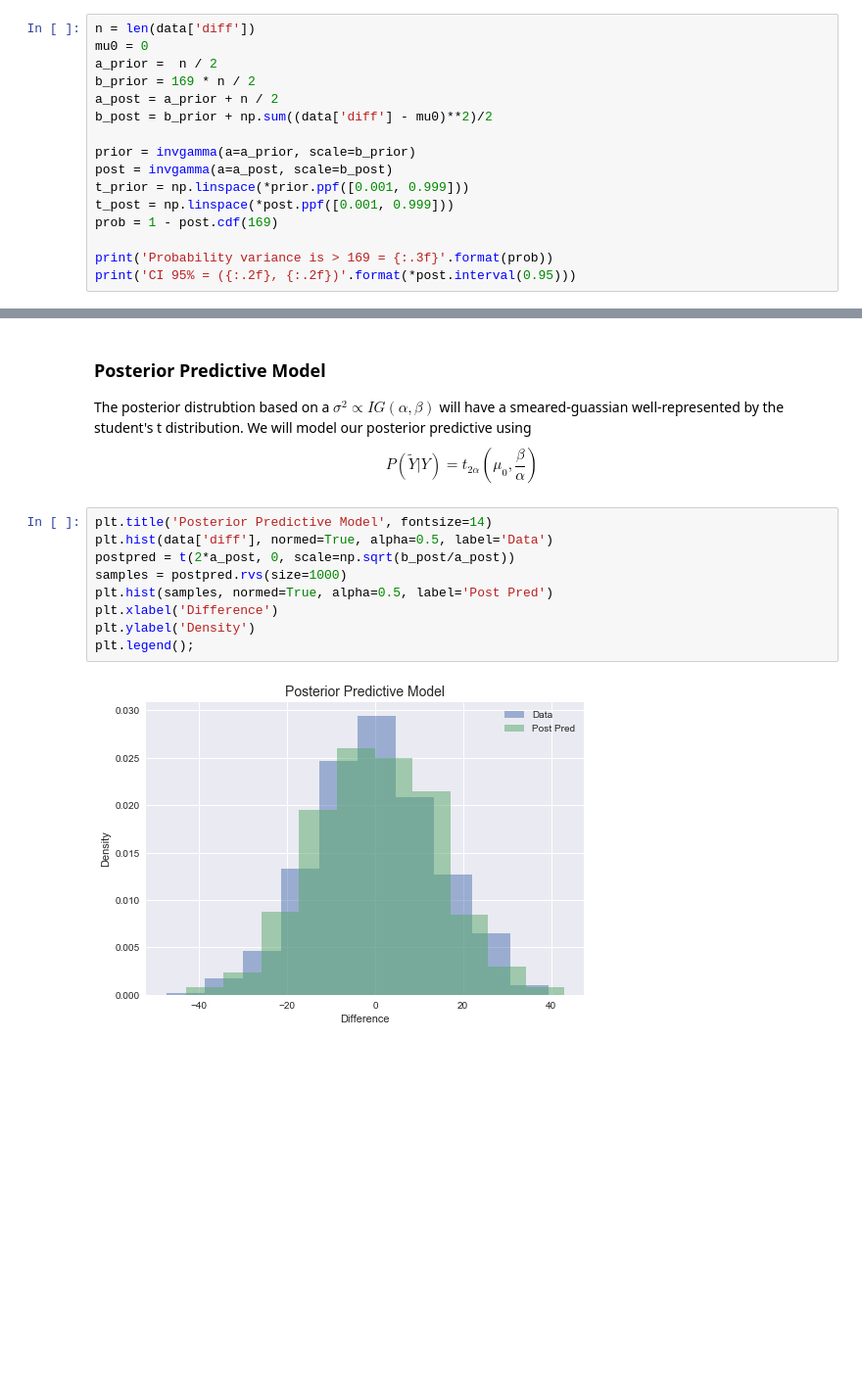
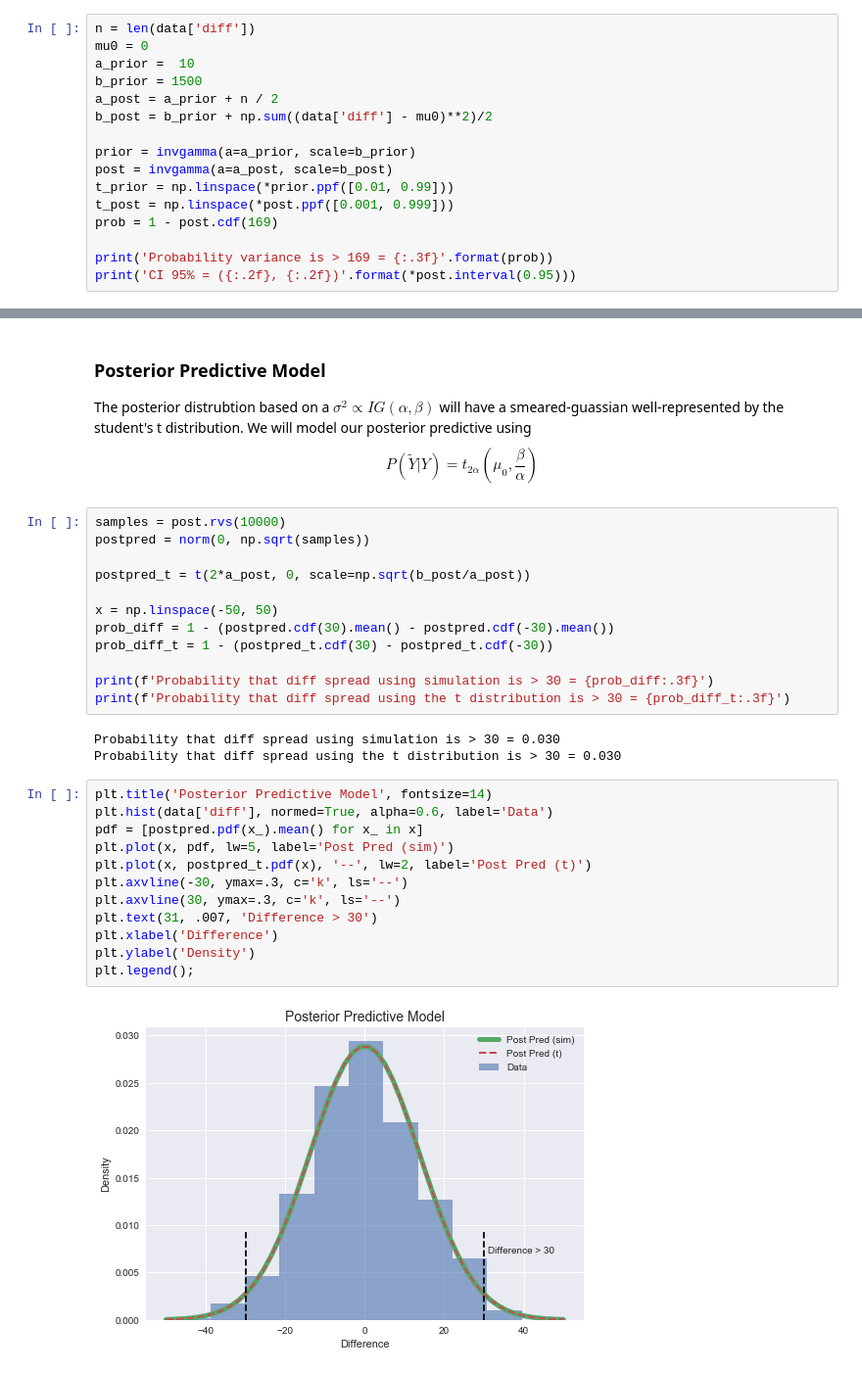
Before and after one commit to mileslucas/stat444, a Jupyter notebook: hw1/hw1.ipynb, the cells around one changed output, grey strips where cells are left out. Shown at 98% size. Cells and saved outputs as stored; diff of their text form; blank space fills up the shorter version.

```diff
--- a/hw1/hw1.ipynb
+++ b/hw1/hw1.ipynb
@@ -28,14 +29,14 @@ According to [the internet](https://en.wikipedia.org/wiki/Conjugate_prior) I sho
 # %%
 n = len(data['diff'])
 mu0 = 0
-a_prior =  n / 2
-b_prior = 169 * n / 2
+a_prior =  10
+b_prior = 1500
 a_post = a_prior + n / 2
 b_post = b_prior + np.sum((data['diff'] - mu0)**2)/2
 
 prior = invgamma(a=a_prior, scale=b_prior)
 post = invgamma(a=a_post, scale=b_post)
-t_prior = np.linspace(*prior.ppf([0.001, 0.999]))
+t_prior = np.linspace(*prior.ppf([0.01, 0.99]))
 t_post = np.linspace(*post.ppf([0.001, 0.999]))
 prob = 1 - post.cdf(169)
 
@@ -62,14 +63,32 @@ The posterior distrubtion based on a $\sigma^2\propto IG(\alpha, \beta)$ will ha
 $$
 P(\tilde{Y} | Y) = t_{2\alpha} \left(\mu_0, \frac{\beta}{\alpha} \right)
 $$
+# %%
+samples = post.rvs(10000)
+postpred = norm(0, np.sqrt(samples))
+
+postpred_t = t(2*a_post, 0, scale=np.sqrt(b_post/a_post))
+
+x = np.linspace(-50, 50)
+prob_diff = 1 - (postpred.cdf(30).mean() - postpred.cdf(-30).mean())
+prob_diff_t = 1 - (postpred_t.cdf(30) - postpred_t.cdf(-30))
+
+print(f'Probability that diff spread using simulation is > 30 = {prob_diff:.3f}')
+print(f'Probability that diff spread using the t distribution is > 30 = {prob_diff_t:.3f}')
+# %% [output]
+Probability that diff spread using simulation is > 30 = 0.030
+Probability that diff spread using the t distribution is > 30 = 0.030
 # %%
 plt.title('Posterior Predictive Model', fontsize=14)
-plt.hist(data['diff'], normed=True, alpha=0.5, label='Data')
-postpred = t(2*a_post, 0, scale=np.sqrt(b_post/a_post))
-samples = postpred.rvs(size=1000)
-plt.hist(samples, normed=True, alpha=0.5, label='Post Pred')
+plt.hist(data['diff'], normed=True, alpha=0.6, label='Data')
+pdf = [postpred.pdf(x_).mean() for x_ in x]
+plt.plot(x, pdf, lw=5, label='Post Pred (sim)')
+plt.plot(x, postpred_t.pdf(x), '--', lw=2, label='Post Pred (t)')
+plt.axvline(-30, ymax=.3, c='k', ls='--')
+plt.axvline(30, ymax=.3, c='k', ls='--')
+plt.text(31, .007, 'Difference > 30')
 plt.xlabel('Difference')
 plt.ylabel('Density')
 plt.legend();
 # %% [output]
-[figure, old version]
+[figure, new version]
```
Also changed, not shown: parts of 5 cells of this notebook, 3 other files.
